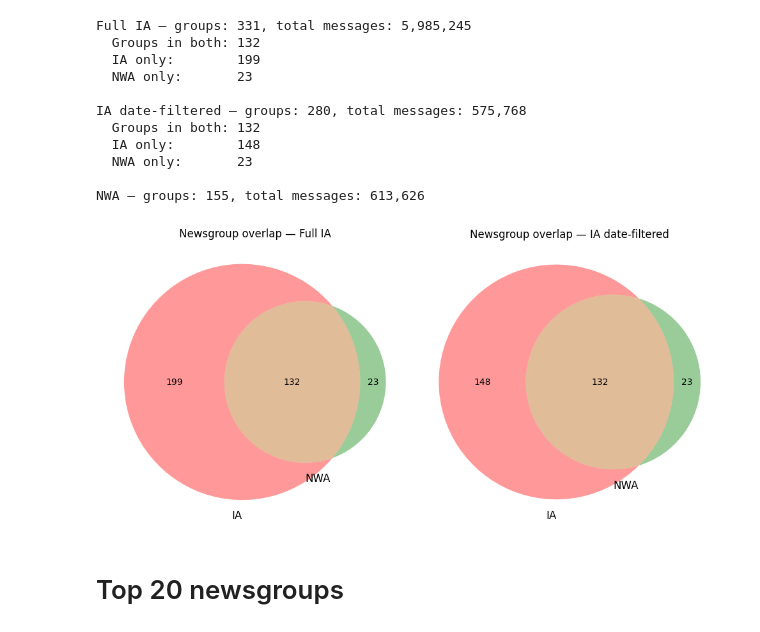
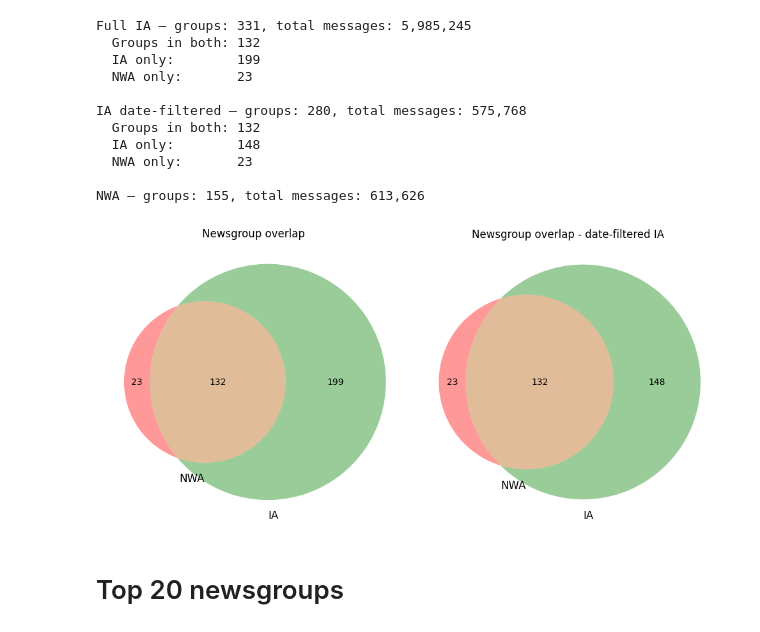
Before and after one commit to NationalLibraryOfNorway/norwegian_usenet, a Jupyter notebook: notebooks/messages_per_group.ipynb, the cells around one changed output. Saved outputs shown, nothing was run; the diff lists cells and outputs as text; code cells hidden in the pictures.

```diff
--- a/notebooks/messages_per_group.ipynb
+++ b/notebooks/messages_per_group.ipynb
@@ -57,18 +57,19 @@ NWA — groups: 155, total messages: 613,626
 # %%
 fig, axes = plt.subplots(1, 2, figsize=(10, 5))
 for ax, (label, df_ia) in zip(
-    axes, [("Full IA", ia_full), ("IA date-filtered", ia_filtered)]
+    axes, [("", ia_full), ("- date-filtered IA ", ia_filtered)]
 ):
-    venn2(
-        [set(df_ia["newsgroup"]), set(df_nwa["newsgroup"])],
-        set_labels=("IA", "NWA"),
+    venn2_fmt(
+        [set(df_nwa["newsgroup"]), set(df_ia["newsgroup"])],
+        set_labels=("NWA", "IA"),
         ax=ax,
+        show_pct=False,
     )
-    ax.set_title(f"Newsgroup overlap — {label}")
+    ax.set_title(f"Newsgroup overlap {label}")
 plt.tight_layout()
 plt.show()
 # %% [output]
-[figure, old version]
+[figure, new version]
 # %% [markdown]
 # Top 20 newsgroups
 # %% [markdown]
```
Also changed, not shown: parts of 1 cell of this notebook, 6 other files.
